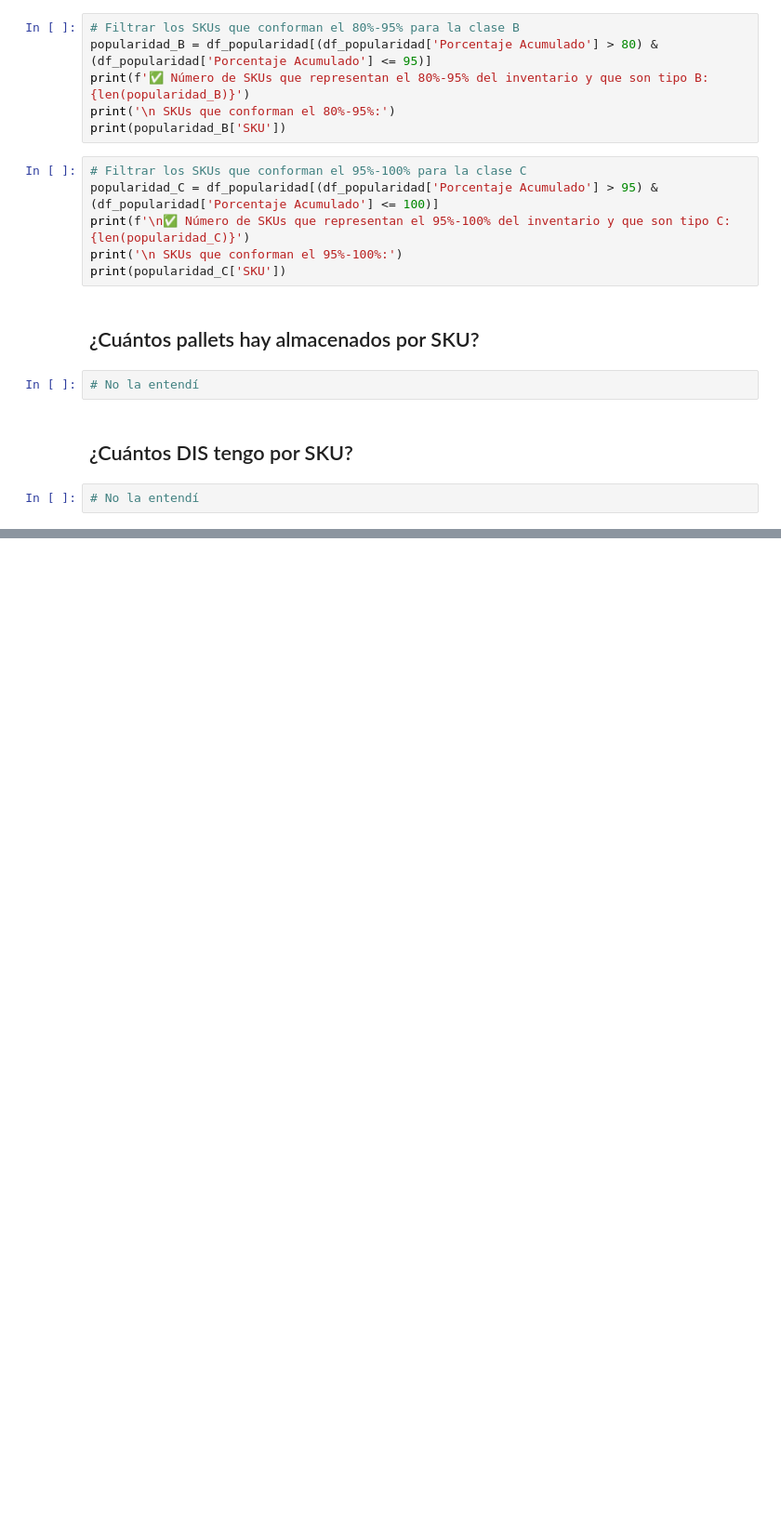
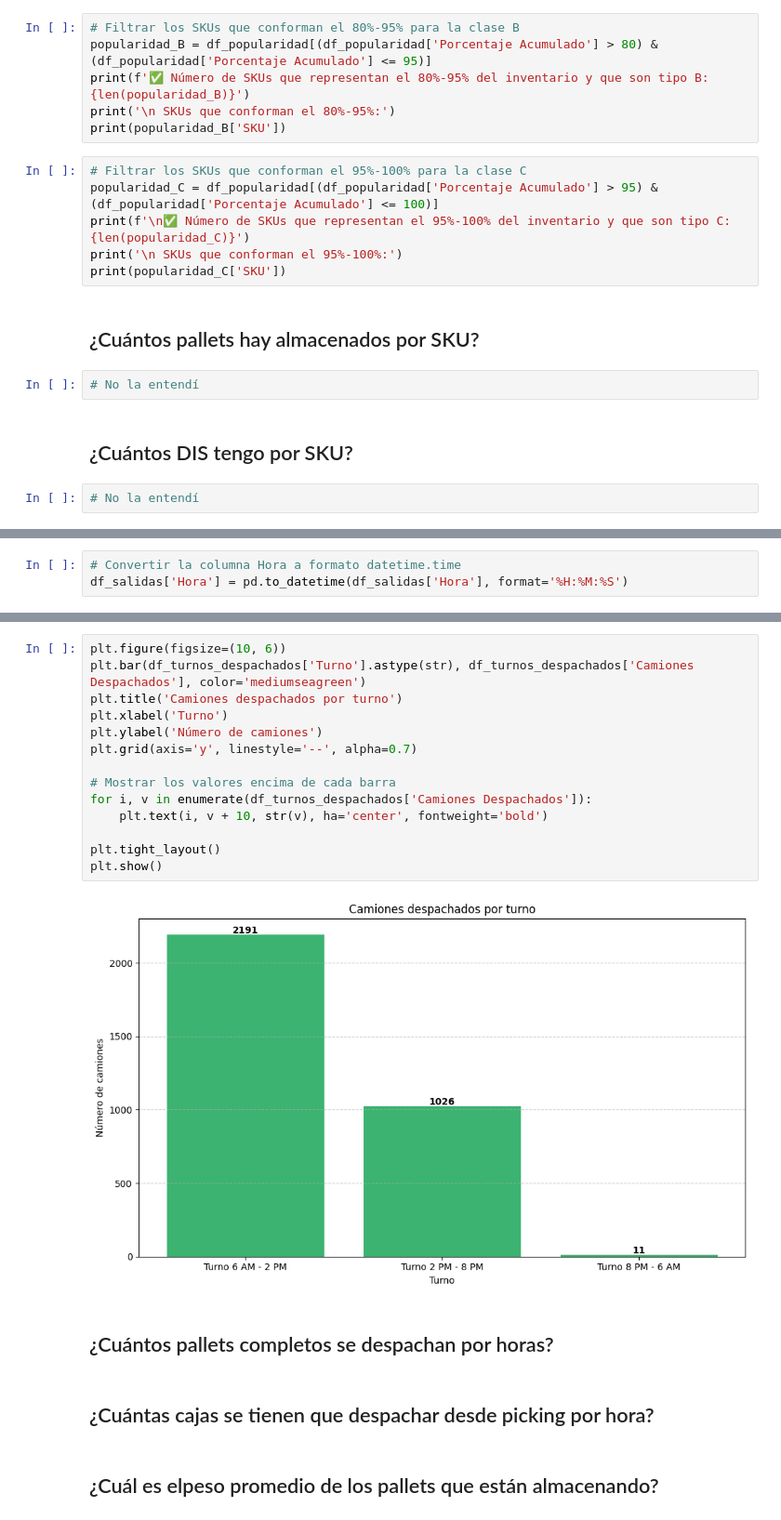
Before and after one commit to ValentinaJimenezTorres/CA_inventarios, a Jupyter notebook: b_exploracion_limpieza.ipynb, the cells around one changed output, grey strips where cells are left out. Shown at 93% size. Cells and saved outputs as stored; diff of their text form; blank space fills up the shorter version.

```diff
--- a/b_exploracion_limpieza.ipynb
+++ b/b_exploracion_limpieza.ipynb
@@ -248,0 +443,3 @@ print(popularidad_C['SKU'])
+# %%
+# Convertir la columna Hora a formato datetime.time
+df_salidas['Hora'] = pd.to_datetime(df_salidas['Hora'], format='%H:%M:%S')
@@ -248,0 +472,22 @@ print(popularidad_C['SKU'])
+# %%
+plt.figure(figsize=(10, 6))
+plt.bar(df_turnos_despachados['Turno'].astype(str), df_turnos_despachados['Camiones Despachados'], color='mediumseagreen')
+plt.title('Camiones despachados por turno')
+plt.xlabel('Turno')
+plt.ylabel('Número de camiones')
+plt.grid(axis='y', linestyle='--', alpha=0.7)
+
+# Mostrar los valores encima de cada barra
+for i, v in enumerate(df_turnos_despachados['Camiones Despachados']):
+    plt.text(i, v + 10, str(v), ha='center', fontweight='bold')
+
+plt.tight_layout()
+plt.show()
+# %% [output]
+[figure, added]
+# %% [markdown]
+## ¿Cuántos pallets completos se despachan por horas?
+# %% [markdown]
+## ¿Cuántas cajas se tienen que despachar desde picking por hora?
+# %% [markdown]
+## ¿Cuál es elpeso promedio de los pallets que están almacenando?
```
Also changed, not shown: parts of 23 cells of this notebook.
